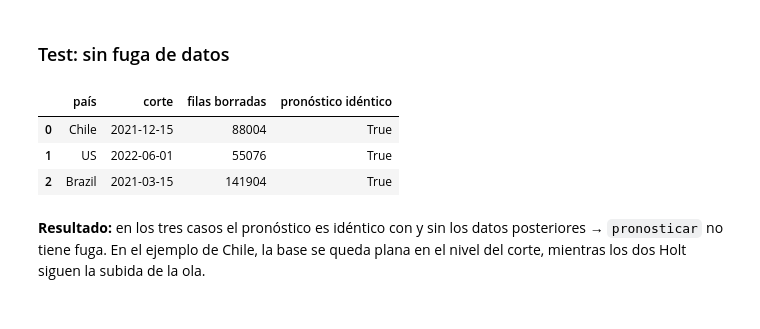
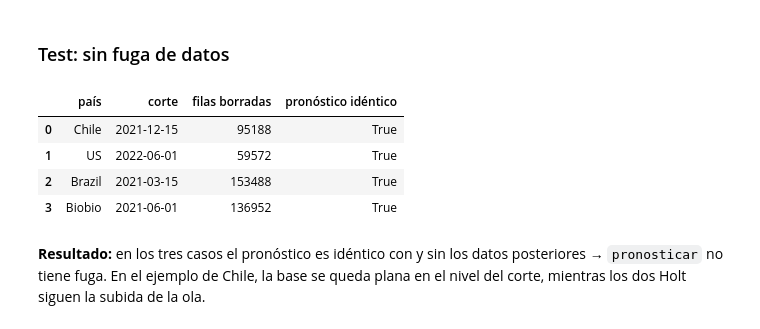
Before and after one commit to Maanuus/Proyecto_GD, a Jupyter notebook: notebooks/06_mineria.ipynb, the cells around one changed output. Drawn from its saved outputs; the diff is of its cells as text; code cells hidden in the pictures.

```diff
--- a/notebooks/06_mineria.ipynb
+++ b/notebooks/06_mineria.ipynb
@@ -282,0 +293,24 @@ Control Chile · suma de nuevos: 5,192,286 → OK
+# %%
+REGIONES = """
+    SELECT t.region_estado AS pais, d.fecha,
+           f.casos_acumulados,
+           t.poblacion
+    FROM fact_covid f
+    JOIN dim_territorio t ON t.territorio_key = f.territorio_key
+    JOIN dim_fecha d      ON d.fecha_key = f.fecha_key
+    WHERE t.pais = 'Chile' AND t.nivel = 'region' AND t.region_estado <> 'Unknown'
+    ORDER BY t.region_estado, d.fecha
+"""
+regiones = pd.read_sql(REGIONES, dw, parse_dates=["fecha"])
+
+# Casos nuevos por región: acumulado menos el día anterior. El primer día (20-may-2020) queda vacío: ese acumulado trae casos de antes del cambio.
+regiones["casos_nuevos"] = regiones.groupby("pais")["casos_acumulados"].diff()
+
+datos = pd.concat([datos, regiones], ignore_index=True)
+
+# Control: las regiones suman lo mismo que Chile desde el 21-may-2020
+desde = datos["fecha"] >= "2020-05-21"
+suma_regiones = datos.loc[desde & datos["pais"].isin(regiones["pais"]), "casos_nuevos"].sum()
+suma_chile = datos.loc[desde & (datos["pais"] == "Chile"), "casos_nuevos"].sum()
+print("Regiones de Chile:", regiones["pais"].nunique(), "·", ", ".join(sorted(regiones["pais"].unique())))
+print("Casos desde el 21-may-2020 · regiones:", f"{suma_regiones:,.0f}", "· Chile:", f"{suma_chile:,.0f}")
@@ -338,23 +375,24 @@ pronostico.assign(real=despues.values).set_index("fecha").round(0)
 # %% [markdown]
 ### Test: sin fuga de datos
 # %%
-casos_prueba = [("Chile", "2021-12-15"), ("US", "2022-06-01"), ("Brazil", "2021-03-15")]
+casos_prueba = [("Chile", "2021-12-15"), ("US", "2022-06-01"), ("Brazil", "2021-03-15"), ("Biobio", "2021-06-01")]
 
 datos_completos = datos
 resultados = []
 for pais, corte in casos_prueba:
     con_todo = pronosticar(pais, corte)
     datos = datos_completos[datos_completos["fecha"] <= corte]   # se borra todo lo posterior al corte
     sin_futuro = pronosticar(pais, corte)
     datos = datos_completos                                       # se restaura la tabla completa
     resultados.append({"país": pais, "corte": corte, "filas borradas": len(datos_completos) - (datos_completos["fecha"] <= corte).sum(),
                        "pronóstico idéntico": con_todo.equals(sin_futuro)})
 pd.DataFrame(resultados)
 # %% [output]
 |  | país | corte | filas borradas | pronóstico idéntico |
-| 0 | Chile | 2021-12-15 | 88004 | True |
-| 1 | US | 2022-06-01 | 55076 | True |
-| 2 | Brazil | 2021-03-15 | 141904 | True |
+| 0 | Chile | 2021-12-15 | 95188 | True |
+| 1 | US | 2022-06-01 | 59572 | True |
+| 2 | Brazil | 2021-03-15 | 153488 | True |
+| 3 | Biobio | 2021-06-01 | 136952 | True |
 # %% [markdown]
 **Resultado:** en los tres casos el pronóstico es idéntico con y sin los datos posteriores → `pronosticar` no tiene fuga.
 En el ejemplo de Chile, la base se queda plana en el nivel del corte, mientras los dos Holt siguen la subida de la ola.
```
Also changed, not shown: parts of 2 cells of this notebook, 6 other files.
